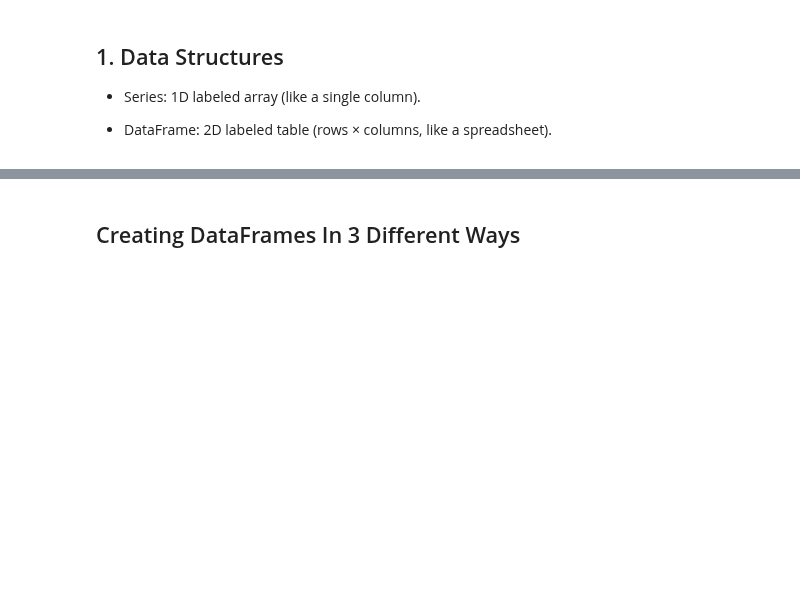
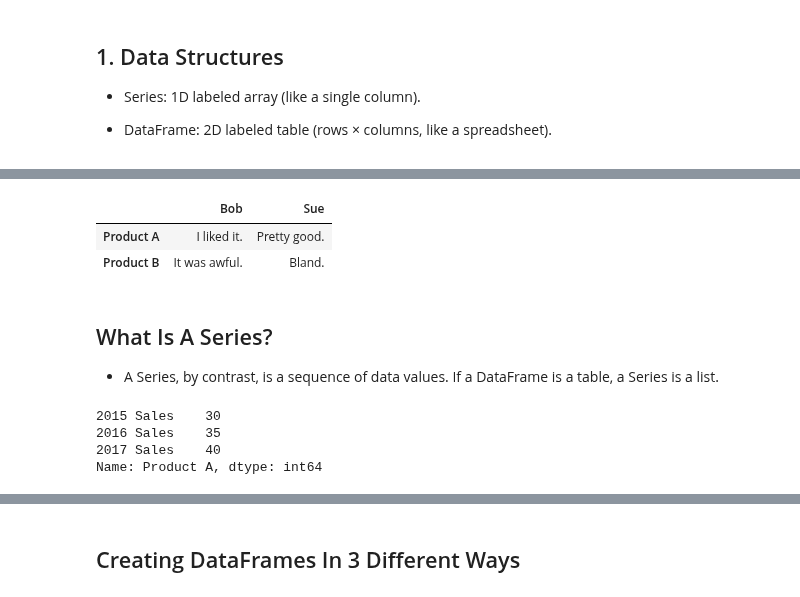
Before and after one commit to sidraanl-08/completedatascience, a Jupyter notebook: pandas/pandas.ipynb, the cells around one changed output, grey strips where cells are left out. Saved outputs shown, nothing was run; the diff lists cells and outputs as text; code cells hidden in the pictures; blank space fills up the shorter version.

Commit message:
updated pandas

```diff
--- a/pandas/pandas.ipynb
+++ b/pandas/pandas.ipynb
@@ -12,0 +19,42 @@
+# %%
+#dataframes can have integers
+
+import pandas as pd
+
+pd.DataFrame({'Yes': [50, 21], 'No': [131, 2]})
+
+
+#dataframes can also have strings
+
+pd.DataFrame({'Bob': ['I liked it.', 'It was awful.'], 'Sue': ['Pretty good.', 'Bland.']})
+
+
+#changing index from default 0,1,2,3 to our will by using index parameters
+
+pd.DataFrame({'Bob': ['I liked it.', 'It was awful.'],
+              'Sue': ['Pretty good.', 'Bland.']},
+              index=['Product A', 'Product B '])
+# %% [output]
+|  | Bob | Sue |
+| Product A | I liked it. | Pretty good. |
+| Product B | It was awful. | Bland. |
+# %% [markdown]
+## What Is A Series?
+
+- A Series, by contrast, is a sequence of data values. If a DataFrame is a table, a Series is a list.
+# %%
+#creating a simple series with a list
+
+pd.Series([1,2,3,4,5])
+
+
+#A Series is, in essence, a single column of a DataFrame.
+# So you can assign row labels to the Series the same way as before, using an index parameter.
+# However, a Series does not have a column name, it only has one overall name:
+
+pd.Series([30, 35, 40], index=['2015 Sales', '2016 Sales', '2017 Sales'], name='Product A')
+# %% [output]
+2015 Sales    30
+2016 Sales    35
+2017 Sales    40
+Name: Product A, dtype: int64
```
Also changed, not shown: parts of 9 cells of this notebook.
